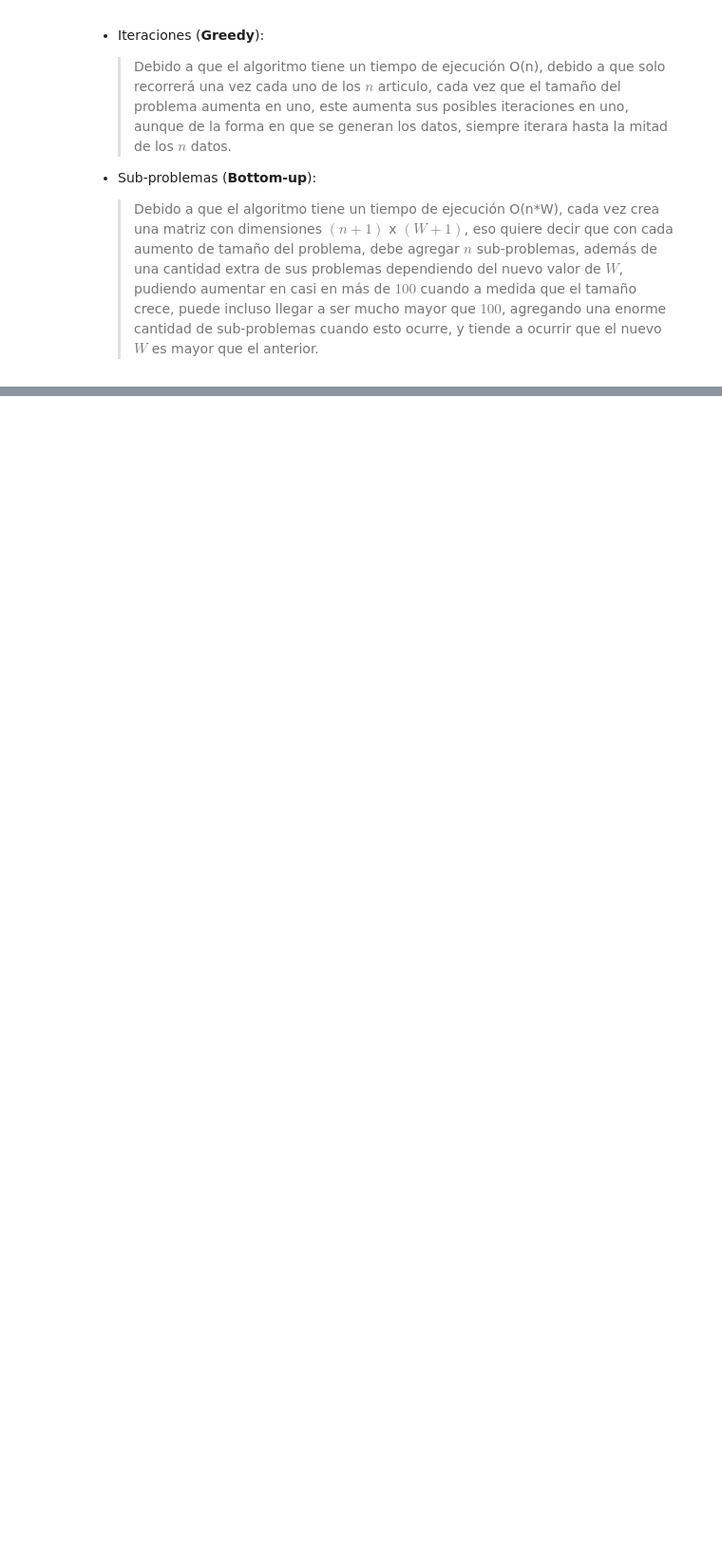
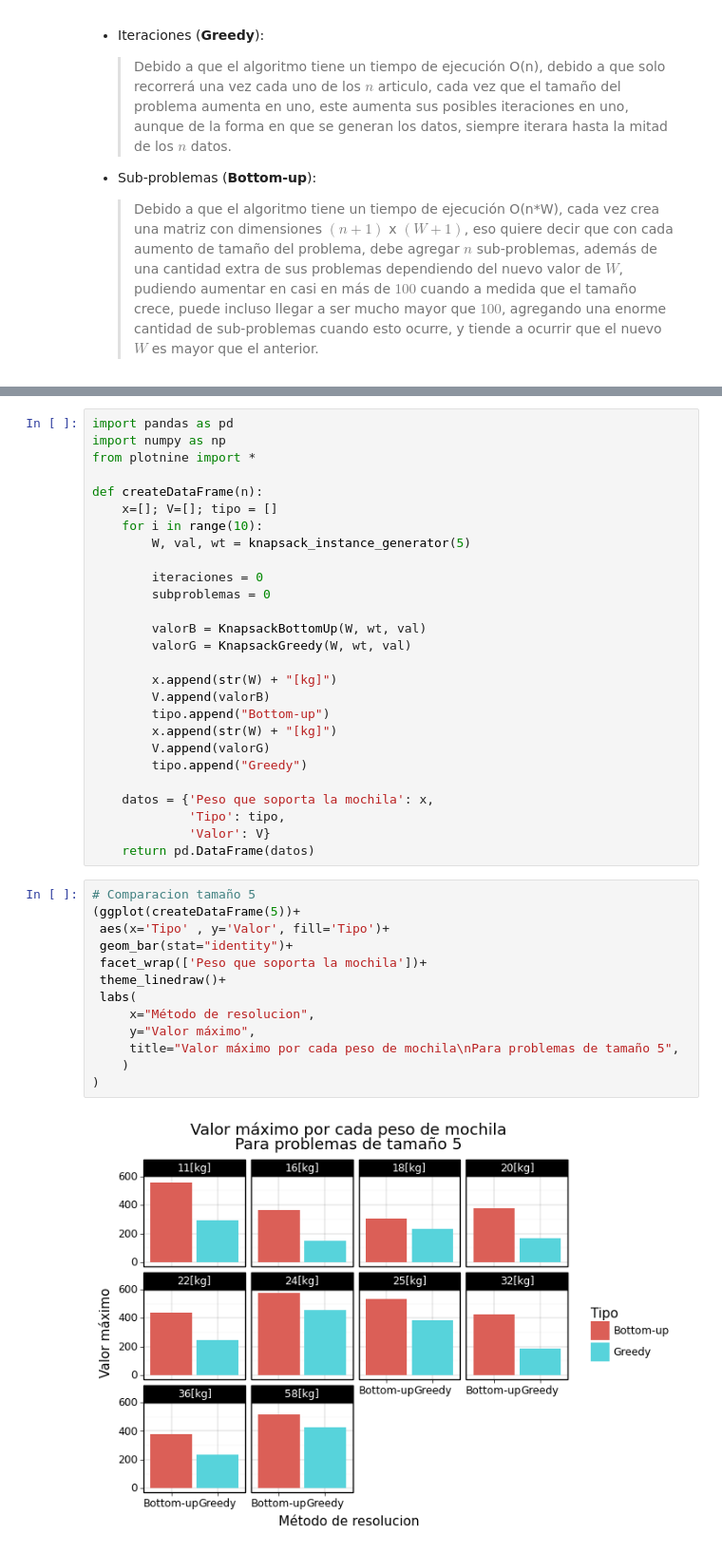
Before and after one commit to LucasRobles2323/ADA-Informes, a Jupyter notebook: Informe10-KnapsackProblem.ipynb, the cells around one changed output, grey strips where cells are left out. Shown at 95% size. Drawn from its saved outputs; the diff is of its cells as text; blank space fills up the shorter version.

```diff
--- a/Informe10-KnapsackProblem.ipynb
+++ b/Informe10-KnapsackProblem.ipynb
@@ -620,0 +627,42 @@ Podemos agregar una explicación de como crece el tamaño de iteraciones y sub-p
+# %%
+import pandas as pd
+import numpy as np
+from plotnine import *
+
+def createDataFrame(n):
+    x=[]; V=[]; tipo = []
+    for i in range(10):
+        W, val, wt = knapsack_instance_generator(5)
+
+        iteraciones = 0
+        subproblemas = 0
+
+        valorB = KnapsackBottomUp(W, wt, val)
+        valorG = KnapsackGreedy(W, wt, val)
+
+        x.append(str(W) + "[kg]")
+        V.append(valorB)
+        tipo.append("Bottom-up")
+        x.append(str(W) + "[kg]")
+        V.append(valorG)
+        tipo.append("Greedy")
+
+    datos = {'Peso que soporta la mochila': x,
+             'Tipo': tipo,
+             'Valor': V}
+    return pd.DataFrame(datos)
+# %%
+# Comparacion tamaño 5
+(ggplot(createDataFrame(5))+
+ aes(x='Tipo' , y='Valor', fill='Tipo')+
+ geom_bar(stat="identity")+
+ facet_wrap(['Peso que soporta la mochila'])+
+ theme_linedraw()+
+ labs(
+     x="Método de resolucion",
+     y="Valor máximo",
+     title="Valor máximo por cada peso de mochila\nPara problemas de tamaño 5",
+    )
+)
+# %% [output]
+[figure, added]
```
Also changed, not shown: parts of 16 cells of this notebook.
